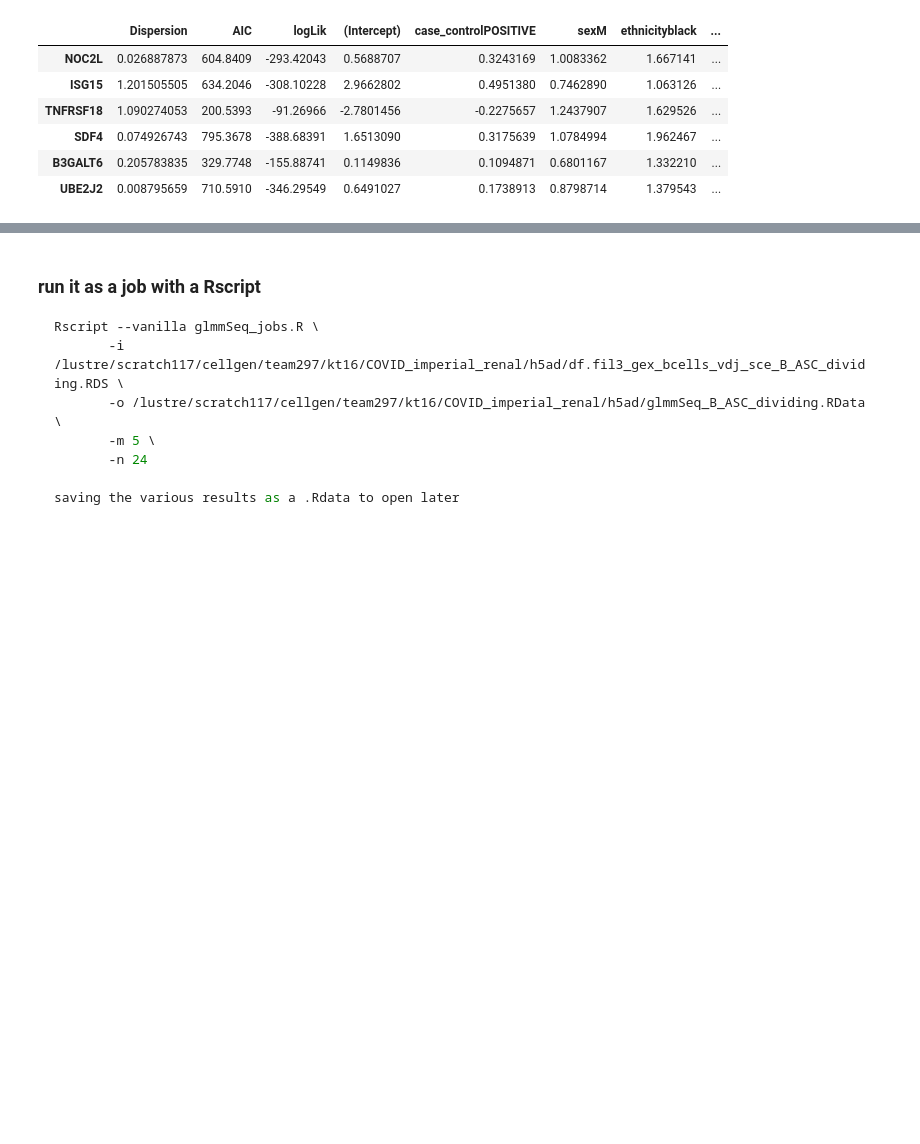
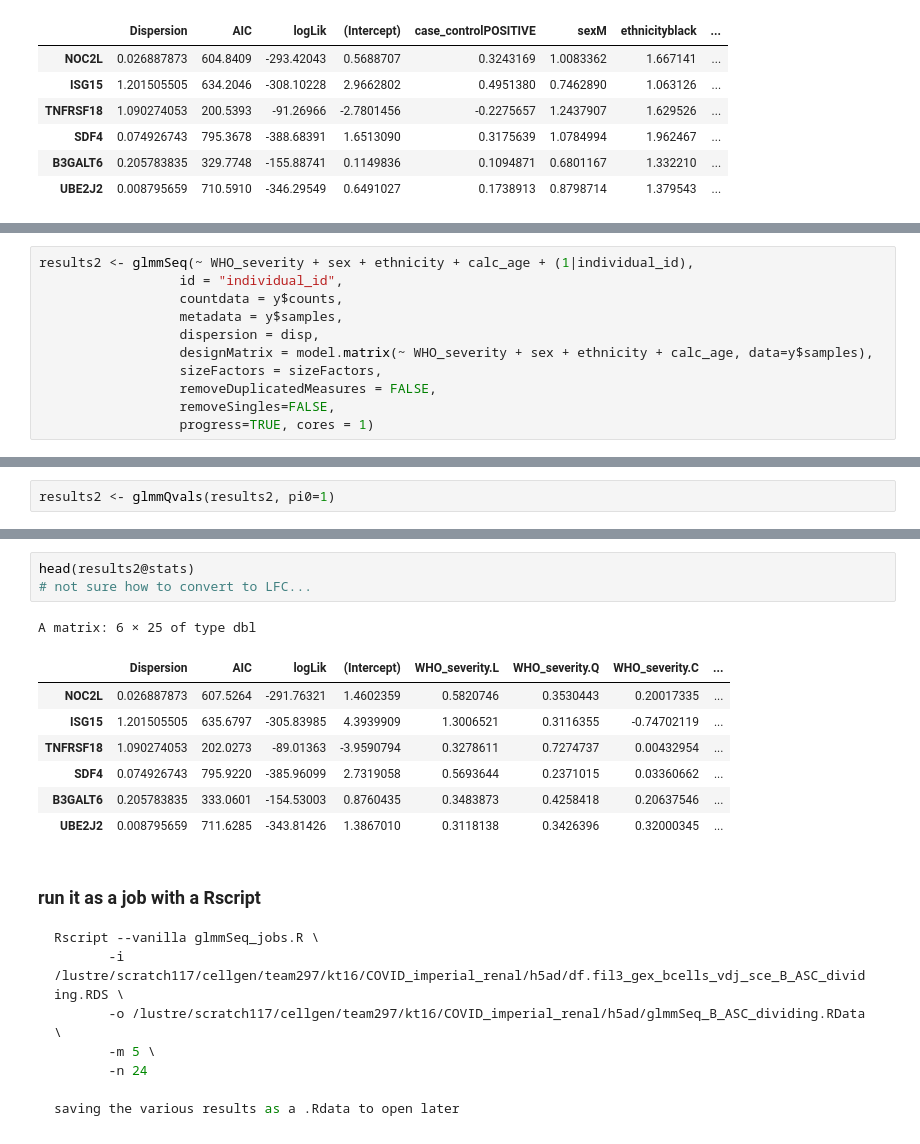
Before and after one commit to scCOVID-19/COVID_Imperial, a Jupyter notebook: Bcells/08_010621_imperial_B_glmmSeq_example.ipynb, the cells around one changed output, grey strips where cells are left out. Cells and saved outputs as stored; diff of their text form; blank space fills up the shorter version.

```diff
--- a/Bcells/08_010621_imperial_B_glmmSeq_example.ipynb
+++ b/Bcells/08_010621_imperial_B_glmmSeq_example.ipynb
@@ -124,0 +132,11 @@ A data.frame: 30 × 3
+# %%
+results2 <- glmmSeq(~ WHO_severity + sex + ethnicity + calc_age + (1|individual_id),
+                  id = "individual_id",
+                  countdata = y$counts,
+                  metadata = y$samples,
+                  dispersion = disp,
+                  designMatrix = model.matrix(~ WHO_severity + sex + ethnicity + calc_age, data=y$samples),
+                  sizeFactors = sizeFactors,
+                  removeDuplicatedMeasures = FALSE,
+                  removeSingles=FALSE,
+                  progress=TRUE, cores = 1)
@@ -124,0 +164,2 @@ A data.frame: 30 × 3
+# %%
+results2 <- glmmQvals(results2, pi0=1)
@@ -125,3 +186,15 @@ A data.frame: 30 × 3
+# %%
+head(results2@stats)
+# not sure how to convert to LFC...
+# %% [output]
+A matrix: 6 × 25 of type dbl
+|  | Dispersion | AIC | logLik | (Intercept) | WHO_severity.L | WHO_severity.Q | WHO_severity.C | ... |
+| NOC2L | 0.026887873 | 607.5264 | -291.76321 | 1.4602359 | 0.5820746 | 0.3530443 | 0.20017335 | ... |
+| ISG15 | 1.201505505 | 635.6797 | -305.83985 | 4.3939909 | 1.3006521 | 0.3116355 | -0.74702119 | ... |
+| TNFRSF18 | 1.090274053 | 202.0273 | -89.01363 | -3.9590794 | 0.3278611 | 0.7274737 | 0.00432954 | ... |
+| SDF4 | 0.074926743 | 795.9220 | -385.96099 | 2.7319058 | 0.5693644 | 0.2371015 | 0.03360662 | ... |
+| B3GALT6 | 0.205783835 | 333.0601 | -154.53003 | 0.8760435 | 0.3483873 | 0.4258418 | 0.20637546 | ... |
+| UBE2J2 | 0.008795659 | 711.6285 | -343.81426 | 1.3867010 | 0.3118138 | 0.3426396 | 0.32000345 | ... |
 # %% [markdown]
 ### run it as a job with a Rscript
 
```
Also changed, not shown: parts of 6 cells of this notebook.
